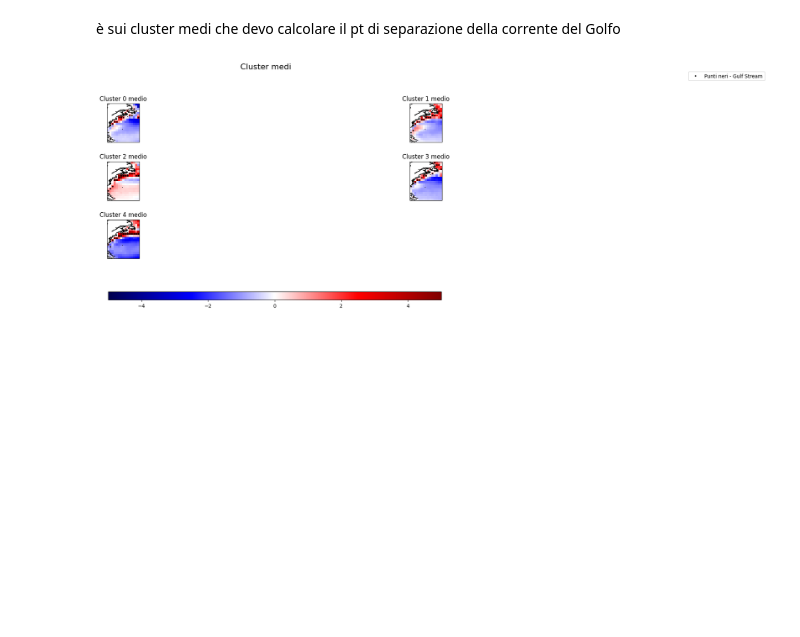
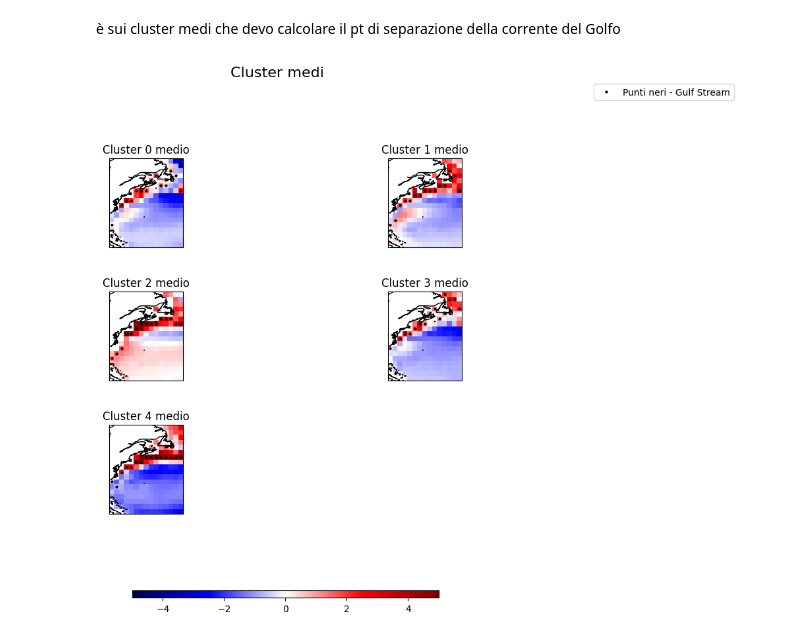
Before and after one commit to sbeltrami/tesi, a Jupyter notebook: gulf_stream_plot.ipynb, the cells around one changed output. Drawn from its saved outputs; the diff is of its cells as text; code cells hidden in the pictures; blank space fills up the shorter version.

```diff
--- a/gulf_stream_plot.ipynb
+++ b/gulf_stream_plot.ipynb
@@ -105,37 +105,37 @@ for n in range(n_clusters): #ciclo sui 5 cluster
                 array_max[n,i,j] = 0
 # %%
 #Plot dei cluster medi
-fig, ax = plt.subplots(nrows=int(n_clusters/2)+1, ncols=int(n_clusters/2), figsize=(20,8),subplot_kw={"projection": ccrs.PlateCarree()}) #trasformazione cartografica = lonxlat
+fig, ax = plt.subplots(nrows=int(n_clusters/2)+1, ncols=int(n_clusters/2), figsize=(10,10),subplot_kw={"projection": ccrs.PlateCarree()}) #trasformazione cartografica = lonxlat
 fig.subplots_adjust(hspace=0.5, wspace=0.2)  # Aggiungo spazi verticali e orizzontali tra le subplots
 for i in range(int(n_clusters/2)+1): # Ciclo sui 5 cluster medi
     for j in range(int(n_clusters/2)):
         index = i*(int(n_clusters/2))+j
         if index == n_clusters:
             break
         plot_mod = ax[i,j].pcolormesh(mean_cluster[index][0].lon, mean_cluster[index][0].lat, mean_cluster[index][0], cmap='seismic', vmin=-5, vmax=5)
         coords = np.where(array_max[index,::] == 1) #array di valori di longitudini e latitudini in cui array_max = 1
         # Plot dei punti solo dove matrix10 è uguale a 1
         ax[i,j].plot(mean_cluster[index][0].lon[coords[1]], mean_cluster[index][0].lat[coords[0]], marker='o', color='black', markersize=2, linestyle='None', transform=ccrs.PlateCarree())
         ax[i,j].coastlines() # Aggiungo le coste
         # Label degli assi
         ax[i,j].set_ylabel('latitude')
         ax[i,j].set_xlabel('longitude')
         ax[i,j].set_title(f'Cluster {index} medio')
 
 
 #Rimuovo i quadrati non utilizzati
 for i in range(int(n_clusters/2)+1):
     for j in range(int(n_clusters/2)):
         index = i * int(n_clusters/2) + j
         if index >= n_clusters:
             ax[i,j].axis('off')
 
 # Titolo
 fig.colorbar(plot_mod, ax=ax, orientation='horizontal', shrink=0.6, aspect=40)
 # Legenda per linee tratteggiate
 fig.legend(['Punti neri - Gulf Stream'], loc='upper right', bbox_to_anchor=(1.2, 1))
 fig.suptitle('Cluster medi', fontsize=16, y=1.02)
 
 fig.show()
 # %% [output]
-[figure, old version]
+[figure, new version]
```
Also changed, not shown: parts of 1 cell of this notebook.
